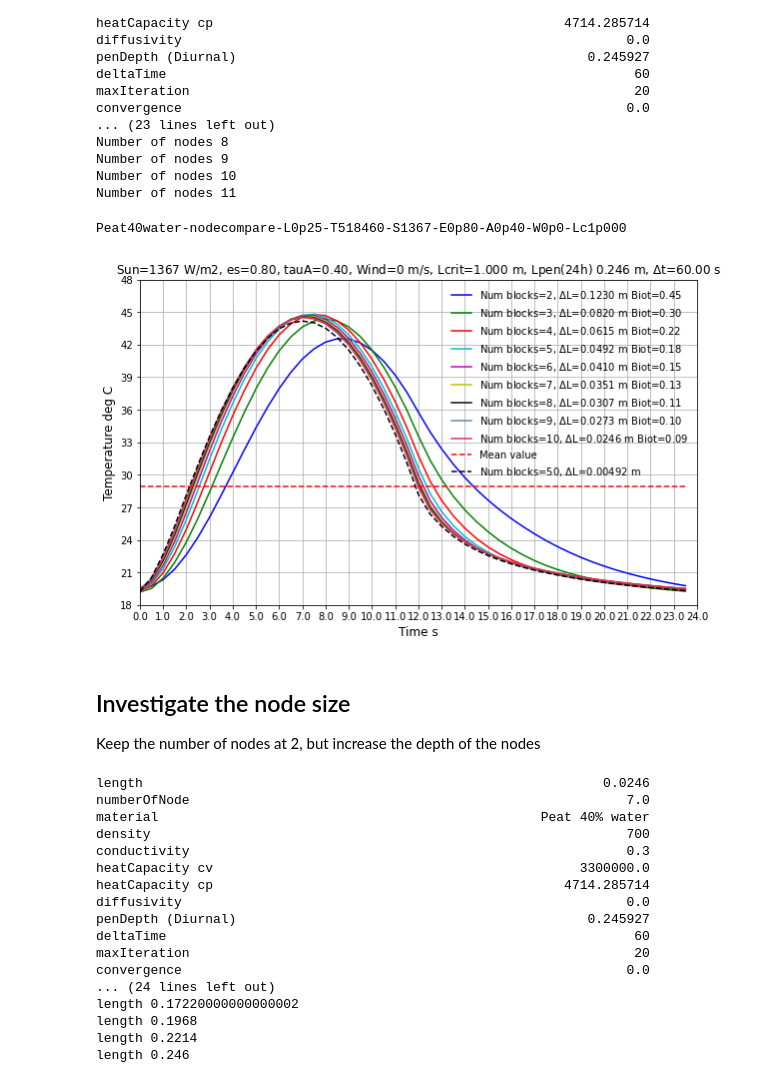
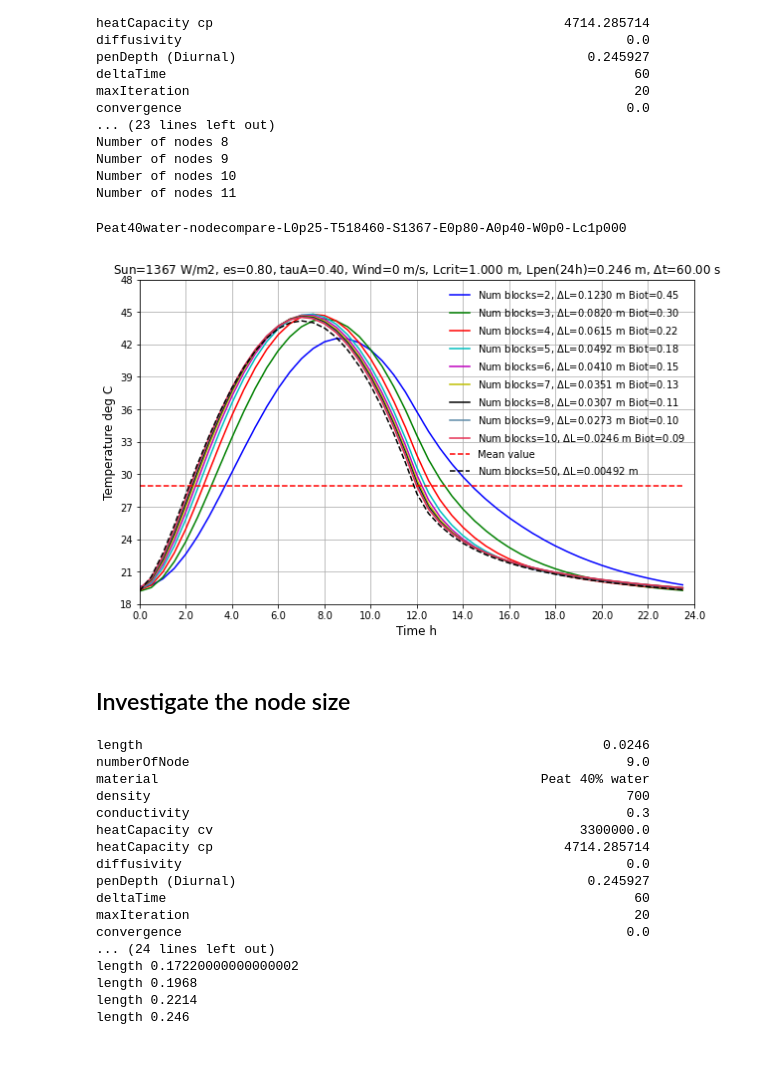
Before and after one commit to NelisW/heatConduction, a Jupyter notebook: 1D-heatflow.ipynb, the cells around one changed output. Saved outputs shown, nothing was run; the diff lists cells and outputs as text; code cells hidden in the pictures; blank space fills up the shorter version.

Commit message:
updated with new graphics scales and some new graphs

```diff
--- a/1D-heatflow.ipynb
+++ b/1D-heatflow.ipynb
@@ -884,42 +884,41 @@ for key in dicT.keys():
     times = np.asarray(dicT[key].columns[-lastDay::deciT])
     times = (times - np.min(times)) / (60*60)
 
 
     # Set up the run with starting temperature at end of 100 days from previous run
     if paras['WindSpeed'] == 0:
         Tmin = 18  #np.min(samples) if np.min(samples) < Tmin else Tmin
         Tmax = 48  #np.max(samples) if np.max(samples) > Tmax else Tmax
     elif paras['WindSpeed'] == 10:
         Tmin = 23  #np.min(samples) if np.min(samples) < Tmin else Tmin
         Tmax = 33  #np.max(samples) if np.max(samples) > Tmax else Tmax
     else:
         print('************************* no value for wind speed ********************')
 
     if key < 50:
-        q.plot(1,times,samples,'','Time s','Temperature deg C',
-               pltaxis=[0,24,Tmin,Tmax],label=[f'Num blocks={key-1}, $\Delta$L={deltaL:.4f} m Biot={0.1*8.9/(key-1):.2f}'])
+        q.plot(1,times,samples,'','Time h','Temperature deg C',maxNX=13,
+               pltaxis=[0,24,Tmin,Tmax],
+               label=[f'Num blocks={key-1}, $\Delta$L={deltaL:.4f} m Biot={0.1*8.9/(key-1):.2f}'])
     else:
-        q.plot(1,times,paras['Initial value']*np.ones(times.shape)-273,scenario,'Time s','Temperature deg C',maxNX=24,
+        q.plot(1,times,paras['Initial value']*np.ones(times.shape)-273,scenario,'Time h','Temperature deg C',maxNX=13,
                pltaxis=[0,24,Tmin,Tmax],plotCol='r',
                label=[f'Mean value' ],linestyle='--')
 
-        q.plot(1,times,samples,scenario,'Time s','Temperature deg C',maxNX=24,
+        q.plot(1,times,samples,scenario,'Time h','Temperature deg C',maxNX=13,
                pltaxis=[0,24,Tmin,Tmax],plotCol='k',
                label=[f'Num blocks={key-1}, $\Delta$L={deltaL:.5f} m' ],linestyle='--')
 
 filenamea = f"{paras['material']}-nodecompare-L{paras['length']:.2f}"
 filenameb = f"-T{totalTime:.0f}-S{paras['Solar constant']:.0f}"
 filenamec = f"-E{paras['Emissivity']:.2f}-A{paras['AtmoTau']:.2f}-W{paras['WindSpeed']:.1f}-Lc{paras['ConvLCrit']:.3f}"
 filename = f"{filenamea}{filenameb}{filenamec}".replace(' ','').replace('%','').replace('.','p')
 print(filename)
 q.saveFig(f'{filename}.png')
 # %% [output]
 Peat40water-nodecompare-L0p25-T518460-S1367-E0p80-A0p40-W0p0-Lc1p000
-[figure, old version]
+[figure, new version]
-# %% [markdown]
-## Investigate the node size
-
-Keep the number of nodes at 2, but increase the depth of the nodes
+# %% [markdown]
+## Investigate the node size
 # %%
 # to set up peat general conditions
 column = 'values'
@@ -928,7 +927,7 @@ paras = pd.Series(name = column,dtype='object')
 
 # Grid
 paras['length'] = 0.246
-paras['numberOfNode'] = 7
+paras['numberOfNode'] = 9
 
 # peat
 paras['material'] = 'Peat 40% water'
@@ -995,7 +994,7 @@ for ino,length in enumerate(0.246 * np.linspace(0.1,1,10)):
 dicL[hinum] = Thinum
 # %% [output]
 length                                                           0.0246
-numberOfNode                                                        7.0
+numberOfNode                                                        9.0
 material                                                 Peat 40% water
 density                                                             700
 conductivity                                                        0.3
```
Also changed, not shown: parts of 11 cells of this notebook, 1 other file.
